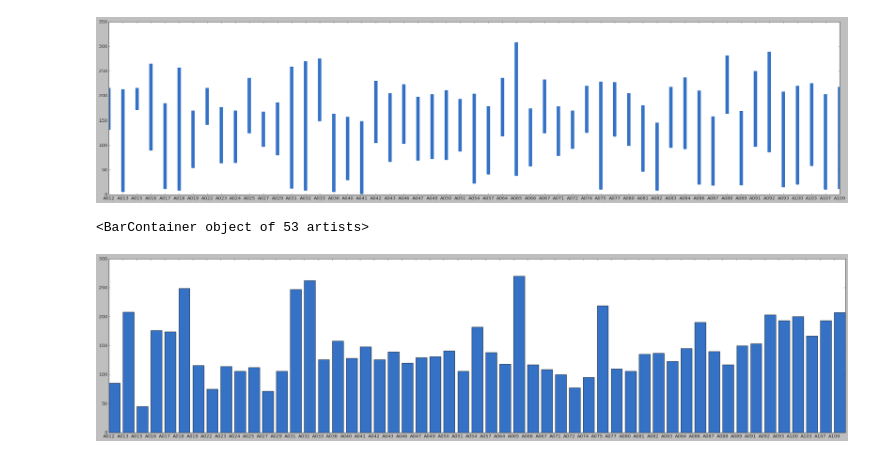
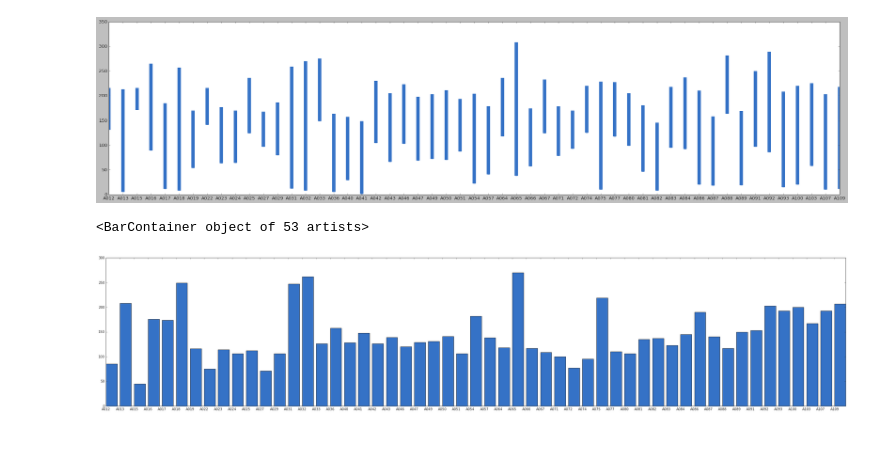
Before and after one commit to amer/2DUnet, a Jupyter notebook: DICOM-Processing.ipynb, the cells around one changed output. Saved outputs shown, nothing was run; the diff lists cells and outputs as text; code cells hidden in the pictures.

```diff
--- a/DICOM-Processing.ipynb
+++ b/DICOM-Processing.ipynb
@@ -231,11 +321,11 @@ def move_bad_files(files):
 BAD_DATA = ['A095','A097','A098','PA3','A134']
 #move_bad_files(BAD_DATA)
 # %%
-plt.figure(figsize=(35,8))
+plt.figure(figsize=(40,8))
 plt.bar(metadata.id,metadata.masks_number)
 # %% [output]
 <BarContainer object of 53 artists>
-[figure, old version]
+[figure, new version]
 # %%
 plt.figure(figsize=(40,8))
 plt.bar(metadata.id,metadata.mask_volume)
```
Also changed, not shown: parts of 16 cells of this notebook, 2 other files.
